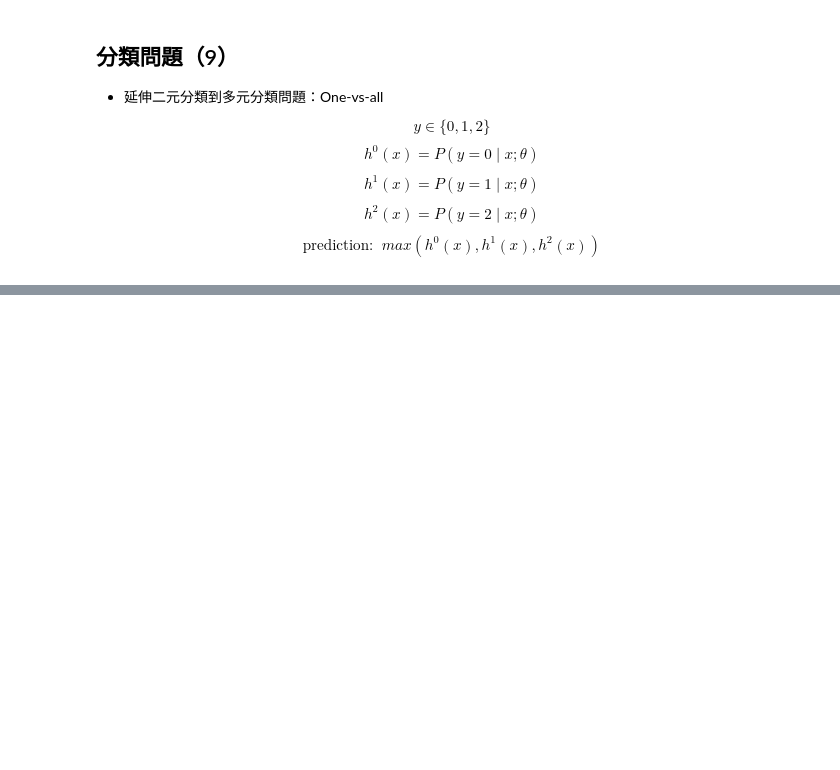
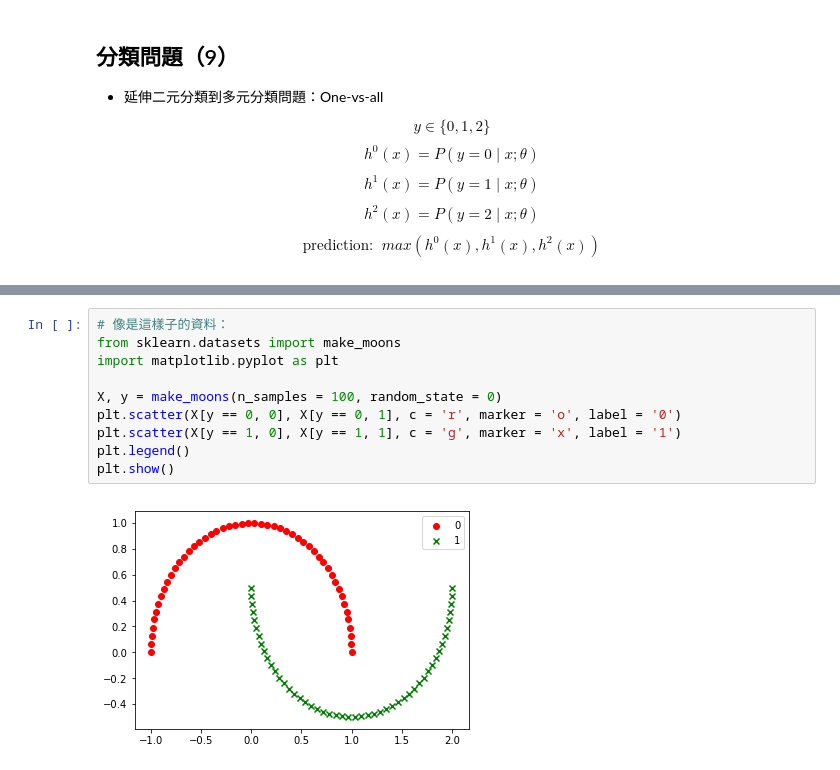
Before and after one commit to yaojenkuo/python_4_ds, a Jupyter notebook: ch12.ipynb, the cells around one changed output, grey strips where cells are left out. Drawn from its saved outputs; the diff is of its cells as text; blank space fills up the shorter version.

```diff
--- a/ch12.ipynb
+++ b/ch12.ipynb
@@ -199,0 +383,12 @@ plt.show()
+# %%
+# 像是這樣子的資料：
+from sklearn.datasets import make_moons
+import matplotlib.pyplot as plt
+
+X, y = make_moons(n_samples = 100, random_state = 0)
+plt.scatter(X[y == 0, 0], X[y == 0, 1], c = 'r', marker = 'o', label = '0')
+plt.scatter(X[y == 1, 0], X[y == 1, 1], c = 'g', marker = 'x', label = '1')
+plt.legend()
+plt.show()
+# %% [output]
+[figure, added]
```
Also changed, not shown: parts of 66 cells of this notebook, 1 other file.
